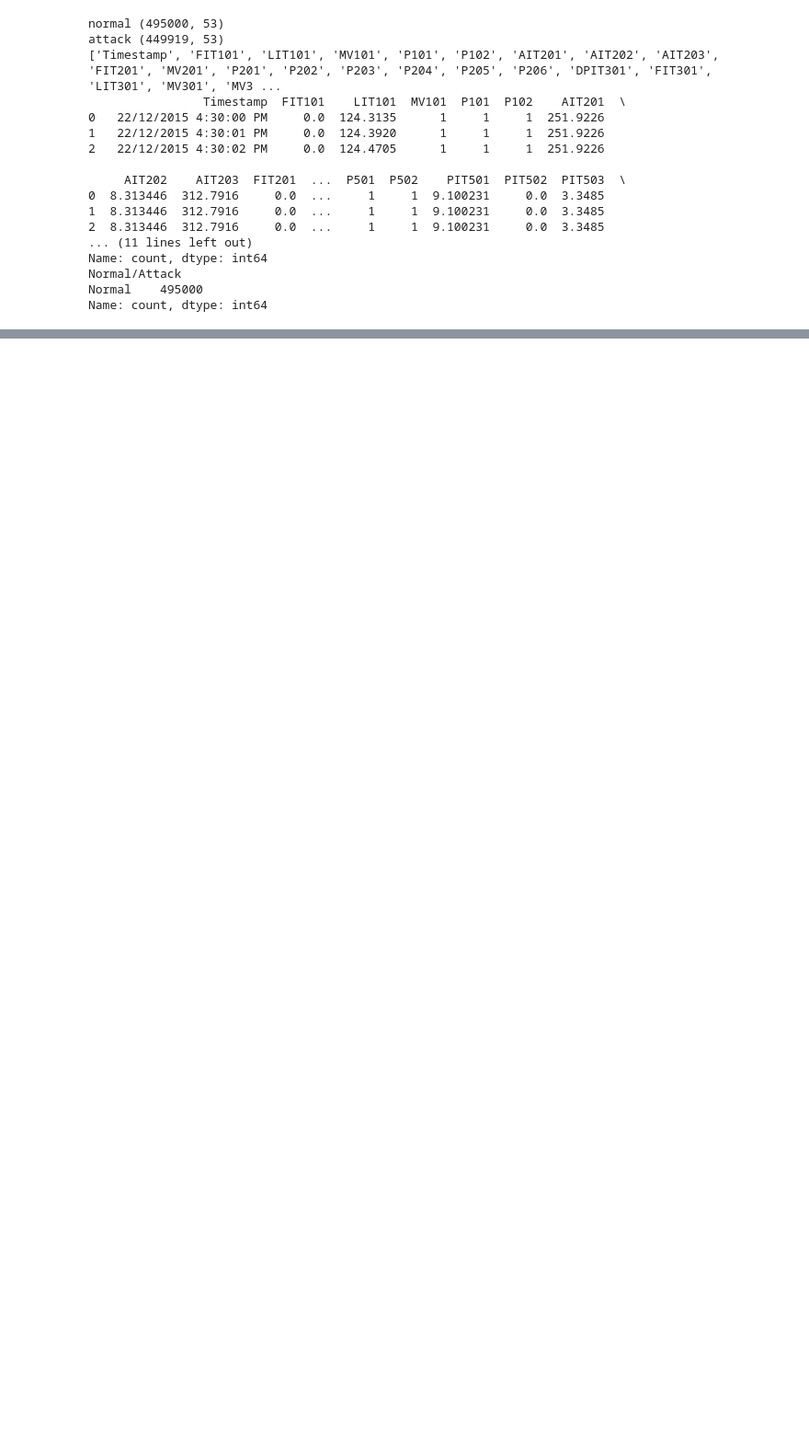
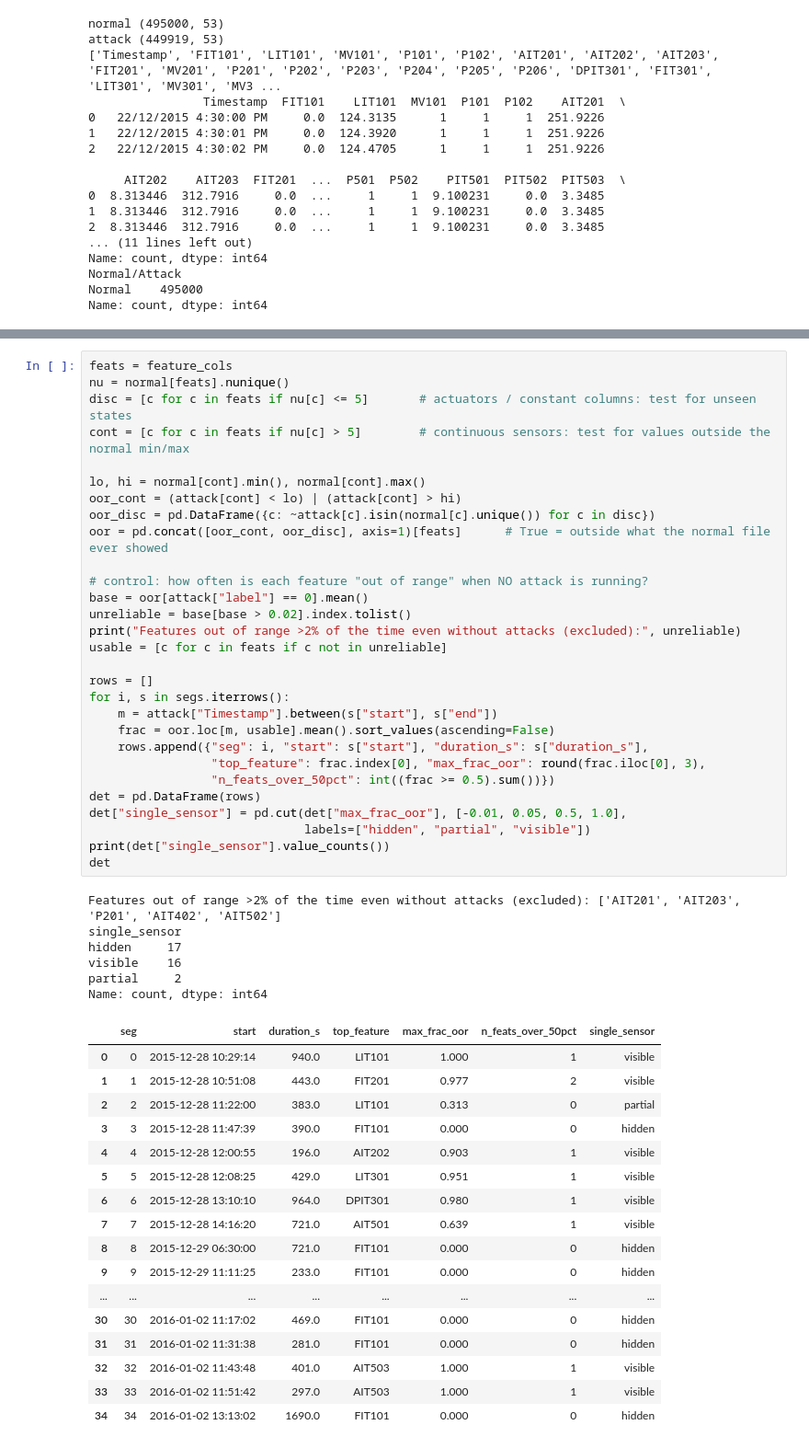
Before and after one commit to sidraalyousef/federated-attack-detection-ICS, a Jupyter notebook: notebooks/01_swat_eda.ipynb, the cells around one changed output, grey strips where cells are left out. Shown at 92% size. Drawn from its saved outputs; the diff is of its cells as text; blank space fills up the shorter version.

```diff
--- a/notebooks/01_swat_eda.ipynb
+++ b/notebooks/01_swat_eda.ipynb
@@ -74,0 +181,53 @@ print("Likely actuators (<=5 unique values):", nunique[nunique <= 5].index.tolis
+# %%
+feats = feature_cols
+nu = normal[feats].nunique()
+disc = [c for c in feats if nu[c] <= 5]       # actuators / constant columns: test for unseen states
+cont = [c for c in feats if nu[c] > 5]        # continuous sensors: test for values outside the normal min/max
+
+lo, hi = normal[cont].min(), normal[cont].max()
+oor_cont = (attack[cont] < lo) | (attack[cont] > hi)
+oor_disc = pd.DataFrame({c: ~attack[c].isin(normal[c].unique()) for c in disc})
+oor = pd.concat([oor_cont, oor_disc], axis=1)[feats]      # True = outside what the normal file ever showed
+
+# control: how often is each feature "out of range" when NO attack is running?
+base = oor[attack["label"] == 0].mean()
+unreliable = base[base > 0.02].index.tolist()
+print("Features out of range >2% of the time even without attacks (excluded):", unreliable)
+usable = [c for c in feats if c not in unreliable]
+
+rows = []
+for i, s in segs.iterrows():
+    m = attack["Timestamp"].between(s["start"], s["end"])
+    frac = oor.loc[m, usable].mean().sort_values(ascending=False)
+    rows.append({"seg": i, "start": s["start"], "duration_s": s["duration_s"],
+                 "top_feature": frac.index[0], "max_frac_oor": round(frac.iloc[0], 3),
+                 "n_feats_over_50pct": int((frac >= 0.5).sum())})
+det = pd.DataFrame(rows)
+det["single_sensor"] = pd.cut(det["max_frac_oor"], [-0.01, 0.05, 0.5, 1.0],
+                              labels=["hidden", "partial", "visible"])
+print(det["single_sensor"].value_counts())
+det
+# %% [output]
+Features out of range >2% of the time even without attacks (excluded): ['AIT201', 'AIT203', 'P201', 'AIT402', 'AIT502']
+single_sensor
+hidden     17
+visible    16
+partial     2
+Name: count, dtype: int64
+|  | seg | start | duration_s | top_feature | max_frac_oor | n_feats_over_50pct | single_sensor |
+| 0 | 0 | 2015-12-28 10:29:14 | 940.0 | LIT101 | 1.000 | 1 | visible |
+| 1 | 1 | 2015-12-28 10:51:08 | 443.0 | FIT201 | 0.977 | 2 | visible |
+| 2 | 2 | 2015-12-28 11:22:00 | 383.0 | LIT101 | 0.313 | 0 | partial |
+| 3 | 3 | 2015-12-28 11:47:39 | 390.0 | FIT101 | 0.000 | 0 | hidden |
+| 4 | 4 | 2015-12-28 12:00:55 | 196.0 | AIT202 | 0.903 | 1 | visible |
+| 5 | 5 | 2015-12-28 12:08:25 | 429.0 | LIT301 | 0.951 | 1 | visible |
+| 6 | 6 | 2015-12-28 13:10:10 | 964.0 | DPIT301 | 0.980 | 1 | visible |
+| 7 | 7 | 2015-12-28 14:16:20 | 721.0 | AIT501 | 0.639 | 1 | visible |
+| 8 | 8 | 2015-12-29 06:30:00 | 721.0 | FIT101 | 0.000 | 0 | hidden |
+| 9 | 9 | 2015-12-29 11:11:25 | 233.0 | FIT101 | 0.000 | 0 | hidden |
+| ... | ... | ... | ... | ... | ... | ... | ... |
+| 30 | 30 | 2016-01-02 11:17:02 | 469.0 | FIT101 | 0.000 | 0 | hidden |
+| 31 | 31 | 2016-01-02 11:31:38 | 281.0 | FIT101 | 0.000 | 0 | hidden |
+| 32 | 32 | 2016-01-02 11:43:48 | 401.0 | AIT503 | 1.000 | 1 | visible |
+| 33 | 33 | 2016-01-02 11:51:42 | 297.0 | AIT503 | 1.000 | 1 | visible |
+| 34 | 34 | 2016-01-02 13:13:02 | 1690.0 | FIT101 | 0.000 | 0 | hidden |
```
Also changed, not shown: parts of 7 cells of this notebook, 4 other files.
